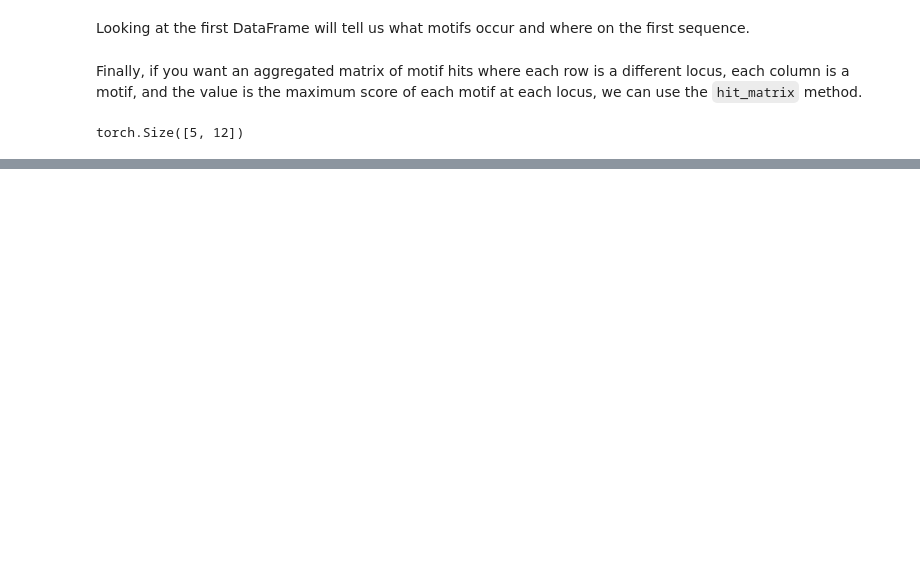
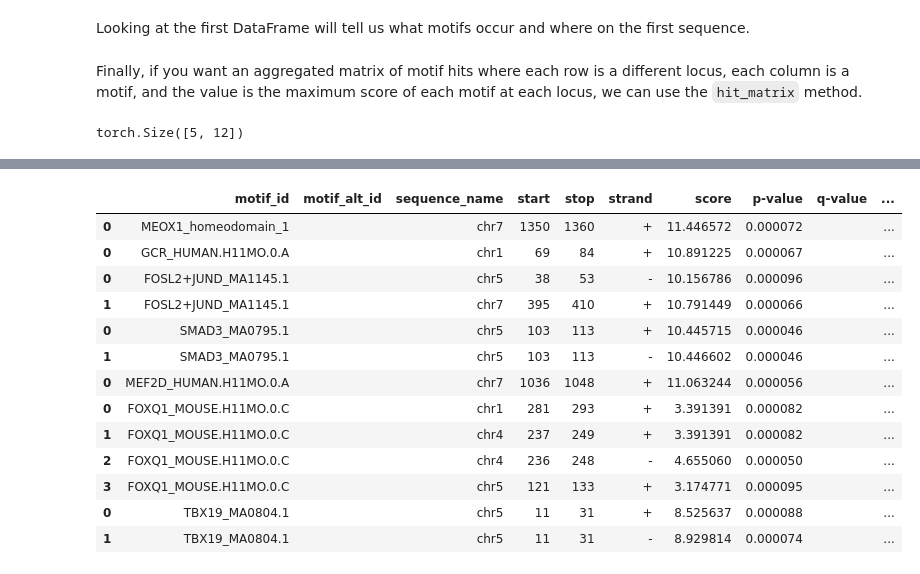
Before and after one commit to jmschrei/tangermeme, a Jupyter notebook: docs/tutorials/Tutorial_D1_FIMO.ipynb, the cells around one changed output, grey strips where cells are left out. Cells and saved outputs as stored; diff of their text form; code cells hidden in the pictures; blank space fills up the shorter version.

```diff
--- a/docs/tutorials/Tutorial_D1_FIMO.ipynb
+++ b/docs/tutorials/Tutorial_D1_FIMO.ipynb
@@ -130,0 +170,38 @@ tensor([[  2.9508,  -2.7234,  -2.1280,  -0.3800,  -4.2179,  -5.5966,  -4.1223,
+# %%
+import torch
+import pyfaidx
+
+from tangermeme.utils import one_hot_encode
+from tangermeme.predict import predict
+
+fasta = pyfaidx.Fasta("../../tests/data/test.fa")
+seqs = [fasta[i][:].seq.upper() for i in range(len(fasta.keys()))]
+max_len = max([len(seq) for seq in seqs])
+seqs = [seq + 'N'*(max_len - len(seq)) for seq in seqs]
+
+ignore = 'NZ'
+X = torch.stack([one_hot_encode(seq, ignore=ignore) for seq in seqs]).type(torch.float64)
+fimo = FIMO("../../tests/data/test.meme", bin_size=0.25, eps=0.0001)
+
+y = predict(fimo, X)
+y.shape
+
+motifs = read_meme("../../tests/data/test.meme")
+motif_names = list(motifs.keys())
+seq_names = list(fasta.keys())
+
+
+hits = FIMO(motifs, bin_size=0.01, eps=0.0001).hits(X, dim=0)
+
+for i, df in enumerate(hits):
+    df['motif_id'] = [motif_names[i] for _ in range(df.shape[0])]
+    df['sequence_name'] = [seq_names[i] for i in df['example_idx']]
+    df['stop'] = df['end']
+    df['motif_alt_id'] = ['' for _ in range(df.shape[0])]
+    df['q-value'] = ['' for _ in range(df.shape[0])]
+    df['matched_sequence'] = df['seq']
+    del df['example_idx'], df['end'], df['seq']
+
+hits = pandas.concat(hits)
+hits = hits[['motif_id', 'motif_alt_id', 'sequence_name', 'start', 'stop',
+    'strand', 'score', 'p-value', 'q-value', 'matched_sequence']]
@@ -130,0 +221,17 @@ tensor([[  2.9508,  -2.7234,  -2.1280,  -0.3800,  -4.2179,  -5.5966,  -4.1223,
+# %%
+hits
+# %% [output]
+|  | motif_id | motif_alt_id | sequence_name | start | stop | strand | score | p-value | q-value | ... |
+| 0 | MEOX1_homeodomain_1 |  | chr7 | 1350 | 1360 | + | 11.446572 | 0.000072 |  | ... |
+| 0 | GCR_HUMAN.H11MO.0.A |  | chr1 | 69 | 84 | + | 10.891225 | 0.000067 |  | ... |
+| 0 | FOSL2+JUND_MA1145.1 |  | chr5 | 38 | 53 | - | 10.156786 | 0.000096 |  | ... |
+| 1 | FOSL2+JUND_MA1145.1 |  | chr7 | 395 | 410 | + | 10.791449 | 0.000066 |  | ... |
+| 0 | SMAD3_MA0795.1 |  | chr5 | 103 | 113 | + | 10.445715 | 0.000046 |  | ... |
+| 1 | SMAD3_MA0795.1 |  | chr5 | 103 | 113 | - | 10.446602 | 0.000046 |  | ... |
+| 0 | MEF2D_HUMAN.H11MO.0.A |  | chr7 | 1036 | 1048 | + | 11.063244 | 0.000056 |  | ... |
+| 0 | FOXQ1_MOUSE.H11MO.0.C |  | chr1 | 281 | 293 | + | 3.391391 | 0.000082 |  | ... |
+| 1 | FOXQ1_MOUSE.H11MO.0.C |  | chr4 | 237 | 249 | + | 3.391391 | 0.000082 |  | ... |
+| 2 | FOXQ1_MOUSE.H11MO.0.C |  | chr4 | 236 | 248 | - | 4.655060 | 0.000050 |  | ... |
+| 3 | FOXQ1_MOUSE.H11MO.0.C |  | chr5 | 121 | 133 | + | 3.174771 | 0.000095 |  | ... |
+| 0 | TBX19_MA0804.1 |  | chr5 | 11 | 31 | + | 8.525637 | 0.000088 |  | ... |
+| 1 | TBX19_MA0804.1 |  | chr5 | 11 | 31 | - | 8.929814 | 0.000074 |  | ... |
```
Also changed, not shown: parts of 7 cells of this notebook, 10 other files.
